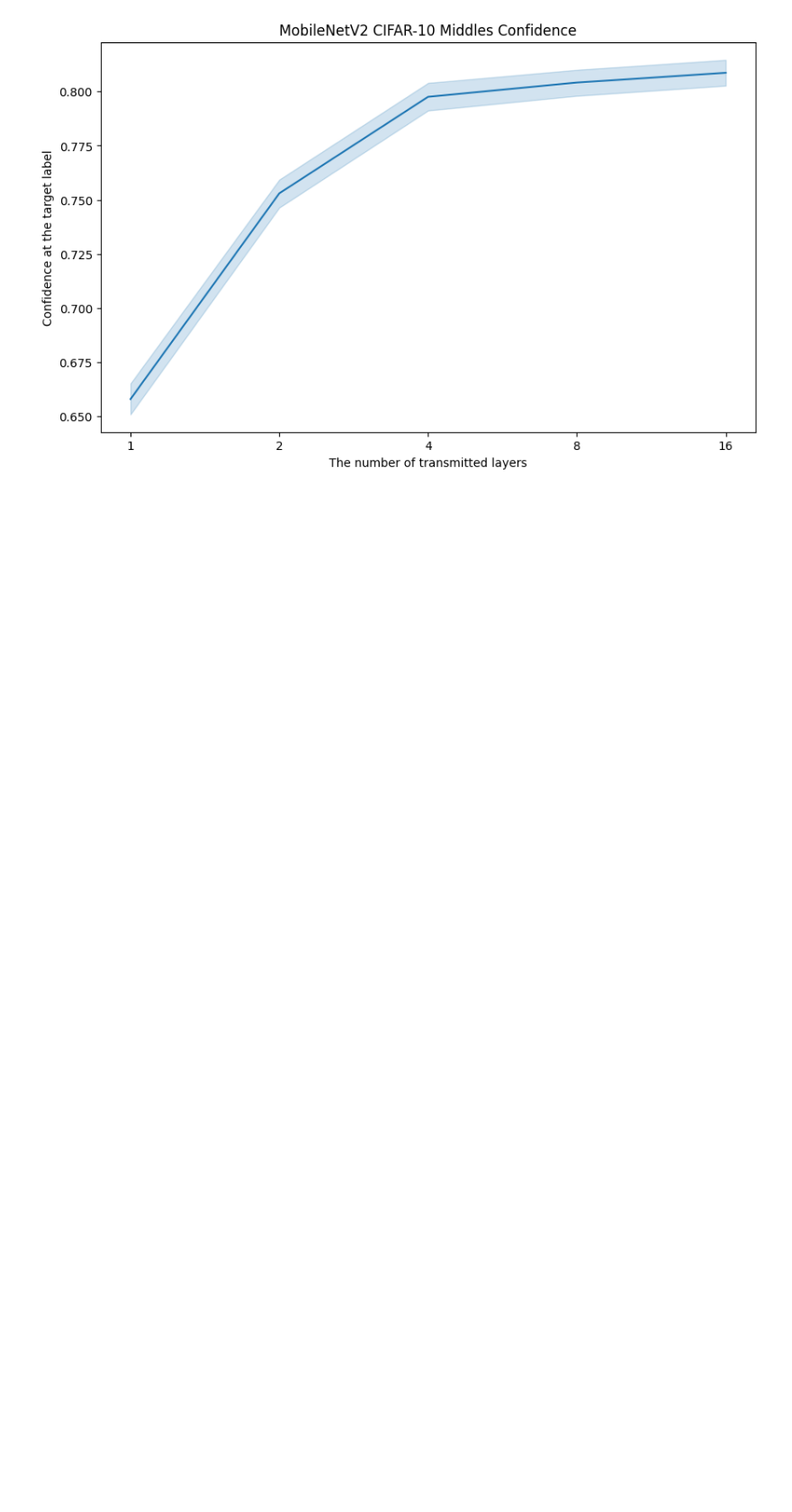
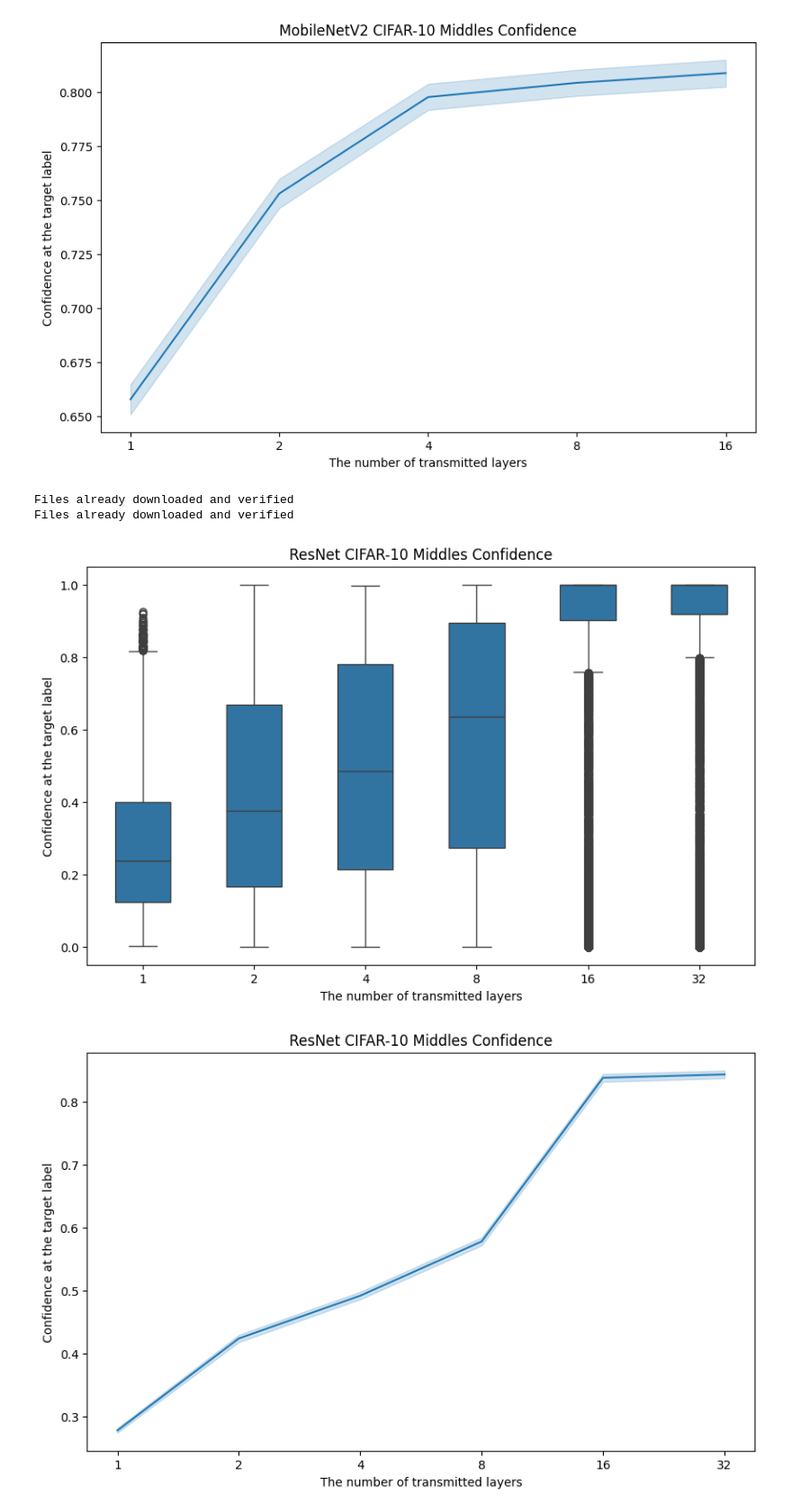
Before and after one commit to TonyPeng-2018/Adaptfilter, a Jupyter notebook: plot_result.ipynb, the cells around one changed output. Shown at 90% size. Drawn from its saved outputs; the diff is of its cells as text; code cells hidden in the pictures; blank space fills up the shorter version.

```diff
--- a/plot_result.ipynb
+++ b/plot_result.ipynb
@@ -4,11 +4,11 @@
 from Dataloaders import dataloader_cifar10, dataloader_image_20, dataloader_ccpd
 
 from Models import mobilenetv2, resnet
-
+import torch
 models_name = {'mobilenetv2':mobilenetv2, 'resnet':resnet}
 datasets_name = {'cifar10':dataloader_cifar10, 'image_20':dataloader_image_20, 'ccpd':dataloader_ccpd}
-middle_size = {x:2**x for x in range(5)}
-gate_size = {x:2**x for x in range(5)}
+middle_size_mobile = {x:2**x for x in range(5)}
+middle_size_resnet = {x:2**x for x in range(6)}
 
 quantization = False
 int_trans = False
@@ -21,9 +21,9 @@ client, server = mobilenetv2.mobilenetv2_splitter(num_classes=10,
 _, test, _ = dataloader_cifar10.Dataloader_cifar10_val(datasetpath='../data/')
 
 middle_models = []
-for i in range (len(middle_size)):
-    middle = mobilenetv2.MobileNetV2_middle(middle=middle_size[i])
-    middle.load_state_dict(torch.load('mobile_cifar-10_middle_%s.pth'%str(middle_size[i])))
+for i in range (len(middle_size_mobile)):
+    middle = mobilenetv2.MobileNetV2_middle(middle=middle_size_mobile[i])
+    middle.load_state_dict(torch.load('mobile_cifar-10_middle_%s.pth'%str(middle_size_mobile[i])))
     middle_models.append(middle)
 
 # eval and cuda
@@ -36,7 +36,7 @@ import torch
 import numpy as np
 with torch.no_grad():
     # get the conf for each middles
-    middles_conf = np.zeros((len(middle_models), 10000))
+    middles_conf = np.zeros((len(middle_models), len(test.dataset)))
     for i in range(len(middle_models)):
         count = 0
         for j, (data, target) in enumerate(test):
@@ -58,7 +58,7 @@ import matplotlib.pyplot as plt
 
 middles_conf = pd.DataFrame(middles_conf)
 middles_conf = middles_conf.T
-middles_conf.columns = [str(x) for x in middle_size]
+middles_conf.columns = [str(x) for x in middle_size_mobile]
 middles_conf['label'] = test.dataset.targets
 middles_conf['label'] = middles_conf['label'].apply(lambda x: test.dataset.classes[x])
 middles_conf = middles_conf.melt(id_vars='label', var_name='middle', value_name='conf')
@@ -69,7 +69,7 @@ plt.figure(figsize=(10, 6))
 sns.boxplot(x='middle', y='conf', data=middles_conf, width=0.5)
 plt.title('MobileNetV2 CIFAR-10 Middles Confidence')
 plt.xlabel('The number of transmitted layers')
-plt.xticks(np.arange(5), [str(x) for x in middle_size.values()])
+plt.xticks(np.arange(5), [str(x) for x in middle_size_mobile.values()])
 plt.ylabel('Confidence at the target label')
 plt.show()
 
@@ -77,7 +77,7 @@ plt.figure(figsize=(10, 6))
 sns.lineplot(x='middle', y='conf', data=middles_conf)
 plt.title('MobileNetV2 CIFAR-10 Middles Confidence')
 plt.xlabel('The number of transmitted layers')
-plt.xticks(np.arange(5), [str(x) for x in middle_size.values()])
+plt.xticks(np.arange(5), [str(x) for x in middle_size_mobile.values()])
 plt.ylabel('Confidence at the target label')
 plt.show()
 # %% [output]
@@ -88,15 +88,16 @@ Files already downloaded and verified
 # %%
 # dataset = 'cifar10', model = resnet, CELoss vs middles
 device = 'cuda:0'
-client, server = mobilenetv2.mobilenetv2_splitter(num_classes=10,
-                                                  weight_root='./Weights/cifar-10')
+client, server = resnet.resnet_splitter(num_classes=10,
+                                        weight_root='./Weights/cifar-10',
+                                        layers=50)
 
 _, test, _ = dataloader_cifar10.Dataloader_cifar10_val(datasetpath='../data/')
 
 middle_models = []
-for i in range (len(middle_size)):
-    middle = mobilenetv2.MobileNetV2_middle(middle=middle_size[i])
-    middle.load_state_dict(torch.load('mobile_cifar-10_middle_%s.pth'%str(middle_size[i])))
+for i in range (len(middle_size_resnet)):
+    middle = resnet.resnet_middle(middle=middle_size_resnet[i])
+    middle.load_state_dict(torch.load('resnet_cifar-10_middle_%s.pth'%str(middle_size_resnet[i])))
     middle_models.append(middle)
 
 # eval and cuda
@@ -109,7 +110,7 @@ import torch
 import numpy as np
 with torch.no_grad():
     # get the conf for each middles
-    middles_conf = np.zeros((len(middle_models), 10000))
+    middles_conf = np.zeros((len(middle_models), len(test.dataset)))
     for i in range(len(middle_models)):
         count = 0
         for j, (data, target) in enumerate(test):
@@ -118,38 +119,41 @@ with torch.no_grad():
             out = middle_models[i](out)
             out = server(out)
             out = torch.nn.functional.softmax(out, dim=1)
             out = out.gather(1, target.view(-1, 1)).view(-1)
             middles_conf[i][count:count+out.shape[0]] = out.cpu().numpy()
             count += out.shape[0]
     # get the conf for the server
 # plot the seaborn
 import seaborn as sns
 import matplotlib.pyplot as plt
 import pandas as pd
 import numpy as np
 import matplotlib.pyplot as plt
 
 middles_conf = pd.DataFrame(middles_conf)
 middles_conf = middles_conf.T
-middles_conf.columns = [str(x) for x in middle_size]
-middles_conf['label'] = test.dataset.targets
-middles_conf['label'] = middles_conf['label'].apply(lambda x: test.dataset.classes[x])
-middles_conf = middles_conf.melt(id_vars='label', var_name='middle', value_name='conf')
+middles_conf.columns = [str(x) for x in middle_size_resnet]
+middles_conf = middles_conf.melt(var_name='middle', value_name='conf')
 middles_conf['middle'] = middles_conf['middle'].apply(lambda x: int(x))
 middles_conf['conf'] = middles_conf['conf'].apply(lambda x: float(x))
 
 plt.figure(figsize=(10, 6))
 sns.boxplot(x='middle', y='conf', data=middles_conf, width=0.5)
-plt.title('MobileNetV2 CIFAR-10 Middles Confidence')
+plt.title('ResNet CIFAR-10 Middles Confidence')
 plt.xlabel('The number of transmitted layers')
-plt.xticks(np.arange(5), [str(x) for x in middle_size.values()])
+plt.xticks(np.arange(len(middle_size_resnet)), [str(x) for x in middle_size_resnet.values()])
 plt.ylabel('Confidence at the target label')
 plt.show()
 
 plt.figure(figsize=(10, 6))
 sns.lineplot(x='middle', y='conf', data=middles_conf)
-plt.title('MobileNetV2 CIFAR-10 Middles Confidence')
+plt.title('ResNet CIFAR-10 Middles Confidence')
 plt.xlabel('The number of transmitted layers')
-plt.xticks(np.arange(5), [str(x) for x in middle_size.values()])
+plt.xticks(np.arange(len(middle_size_resnet)), [str(x) for x in middle_size_resnet.values()])
 plt.ylabel('Confidence at the target label')
 plt.show()
+# %% [output]
+Files already downloaded and verified
+Files already downloaded and verified
+[figure, added]
+[figure, added]
```
Also changed, not shown: parts of 2 cells of this notebook, 2 other files.
